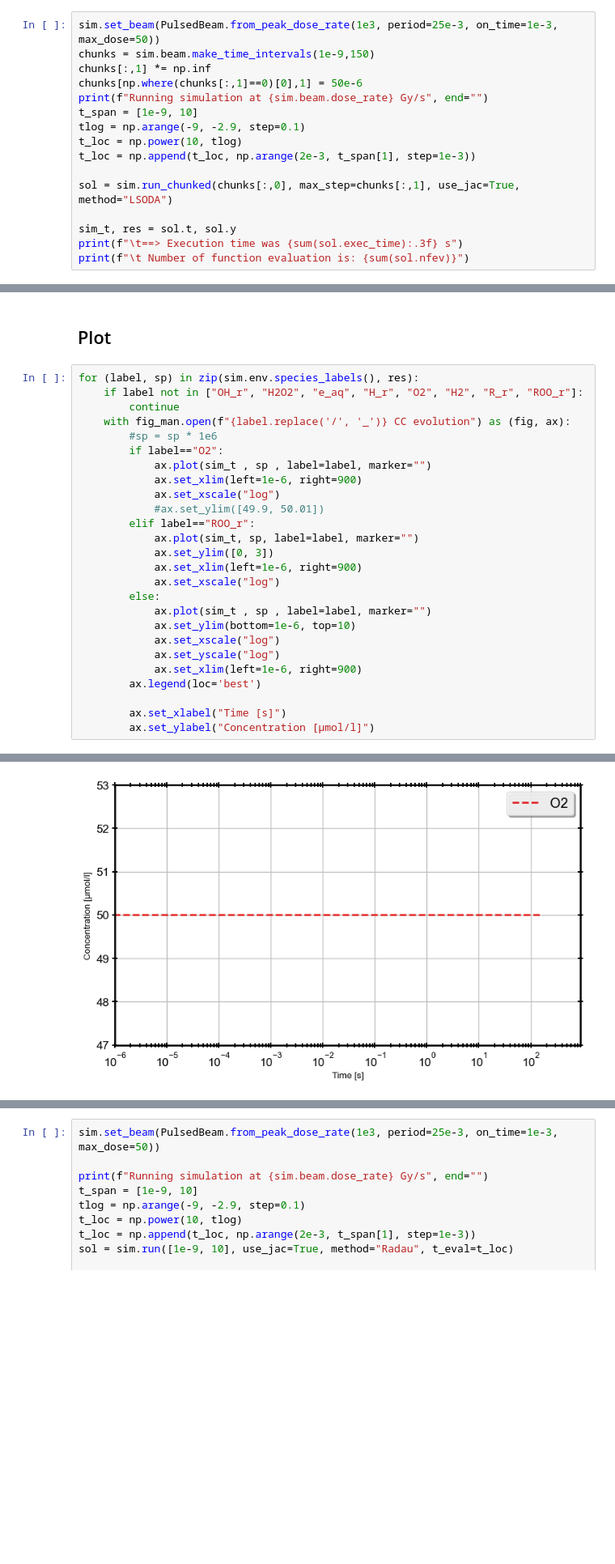
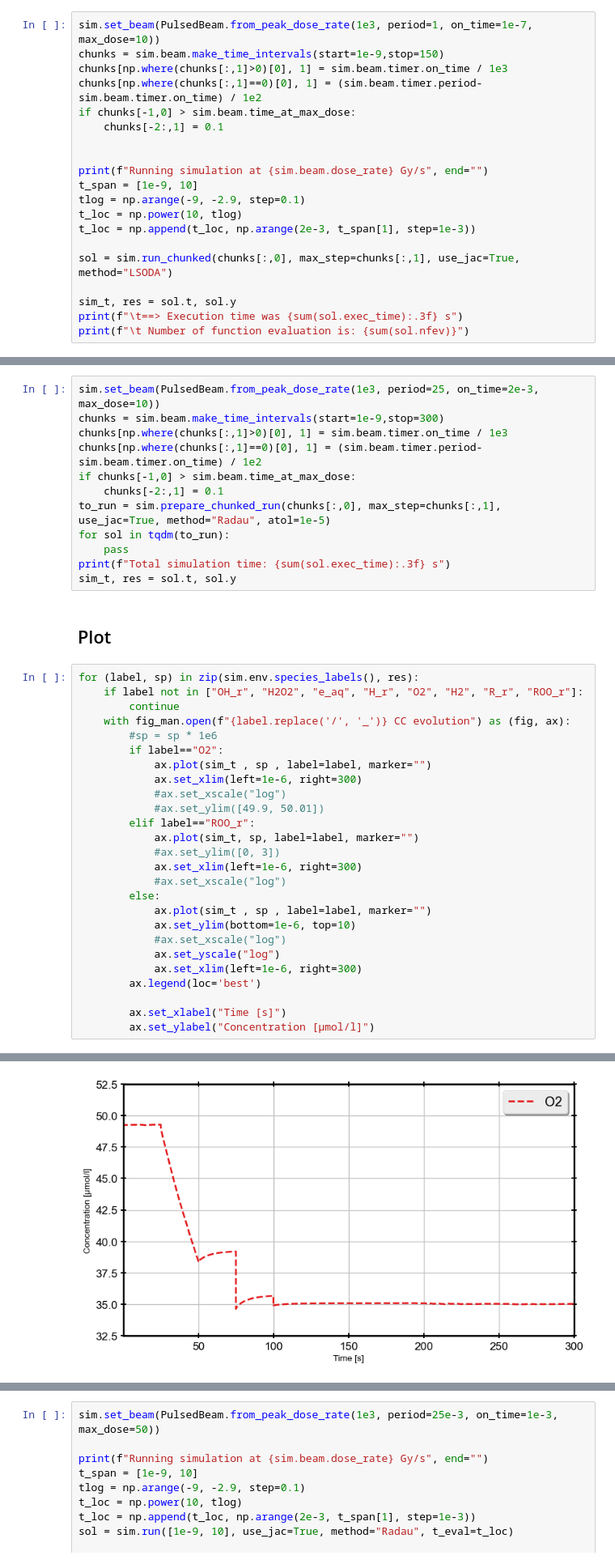
Before and after one commit to rtonneau/radiopyo, a Jupyter notebook: jupytest/water_radiolysis.ipynb, the cells around one changed output, grey strips where cells are left out. Shown at 81% size. Drawn from its saved outputs; the diff is of its cells as text; blank space fills up the shorter version.

Commit message:
Leverage chunked simulations

```diff
--- a/jupytest/water_radiolysis.ipynb
+++ b/jupytest/water_radiolysis.ipynb
@@ -60,8 +87,12 @@ Running simulation at 10000000.0 Gy/s   ==> Execution time was 0.373 s
 # %%
-sim.set_beam(PulsedBeam.from_peak_dose_rate(1e3, period=25e-3, on_time=1e-3, max_dose=50))
-chunks = sim.beam.make_time_intervals(1e-9,150)
-chunks[:,1] *= np.inf
-chunks[np.where(chunks[:,1]==0)[0],1] = 50e-6
+sim.set_beam(PulsedBeam.from_peak_dose_rate(1e3, period=1, on_time=1e-7, max_dose=10))
+chunks = sim.beam.make_time_intervals(start=1e-9,stop=150)
+chunks[np.where(chunks[:,1]>0)[0], 1] = sim.beam.timer.on_time / 1e3
+chunks[np.where(chunks[:,1]==0)[0], 1] = (sim.beam.timer.period-sim.beam.timer.on_time) / 1e2
+if chunks[-1,0] > sim.beam.time_at_max_dose:
+    chunks[-2:,1] = 0.1
+
+
 print(f"Running simulation at {sim.beam.dose_rate} Gy/s", end="")
 t_span = [1e-9, 10]
 tlog = np.arange(-9, -2.9, step=0.1)
@@ -79,3 +127,15 @@ Running simulation at 40.0 Gy/s ==> Execution time was 4.981 s
+# %%
+sim.set_beam(PulsedBeam.from_peak_dose_rate(1e3, period=25, on_time=2e-3, max_dose=10))
+chunks = sim.beam.make_time_intervals(start=1e-9,stop=300)
+chunks[np.where(chunks[:,1]>0)[0], 1] = sim.beam.timer.on_time / 1e3
+chunks[np.where(chunks[:,1]==0)[0], 1] = (sim.beam.timer.period-sim.beam.timer.on_time) / 1e2
+if chunks[-1,0] > sim.beam.time_at_max_dose:
+    chunks[-2:,1] = 0.1
+to_run = sim.prepare_chunked_run(chunks[:,0], max_step=chunks[:,1], use_jac=True, method="Radau", atol=1e-5)
+for sol in tqdm(to_run):
+    pass
+print(f"Total simulation time: {sum(sol.exec_time):.3f} s")
+sim_t, res = sol.t, sol.y
 # %% [markdown]
 ## Plot
 # %%
@@ -86,20 +146,20 @@ for (label, sp) in zip(sim.env.species_labels(), res):
         #sp = sp * 1e6
         if label=="O2":
             ax.plot(sim_t , sp , label=label, marker="")
-            ax.set_xlim(left=1e-6, right=900)
-            ax.set_xscale("log")
+            ax.set_xlim(left=1e-6, right=300)
+            #ax.set_xscale("log")
             #ax.set_ylim([49.9, 50.01])
         elif label=="ROO_r":
             ax.plot(sim_t, sp, label=label, marker="")
-            ax.set_ylim([0, 3])
-            ax.set_xlim(left=1e-6, right=900)
-            ax.set_xscale("log")
+            #ax.set_ylim([0, 3])
+            ax.set_xlim(left=1e-6, right=300)
+            #ax.set_xscale("log")
         else:
             ax.plot(sim_t , sp , label=label, marker="")
             ax.set_ylim(bottom=1e-6, top=10)
-            ax.set_xscale("log")
+            #ax.set_xscale("log")
             ax.set_yscale("log")
-            ax.set_xlim(left=1e-6, right=900)
+            ax.set_xlim(left=1e-6, right=300)
         ax.legend(loc='best')
 
         ax.set_xlabel("Time [s]")
@@ -113 +173 @@ for (label, sp) in zip(sim.env.species_labels(), res):
-[figure, old version]
+[figure, new version]
```
Also changed, not shown: parts of 28 cells of this notebook, 7 other files.
